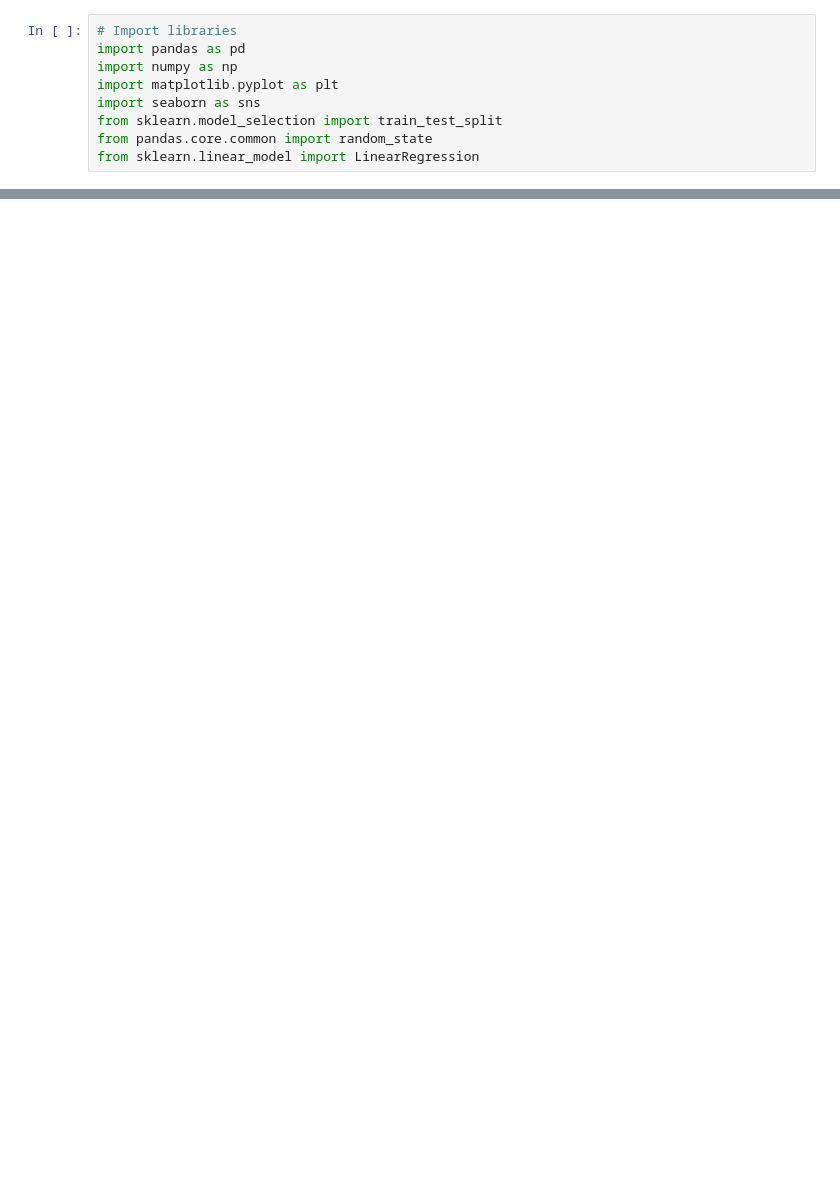
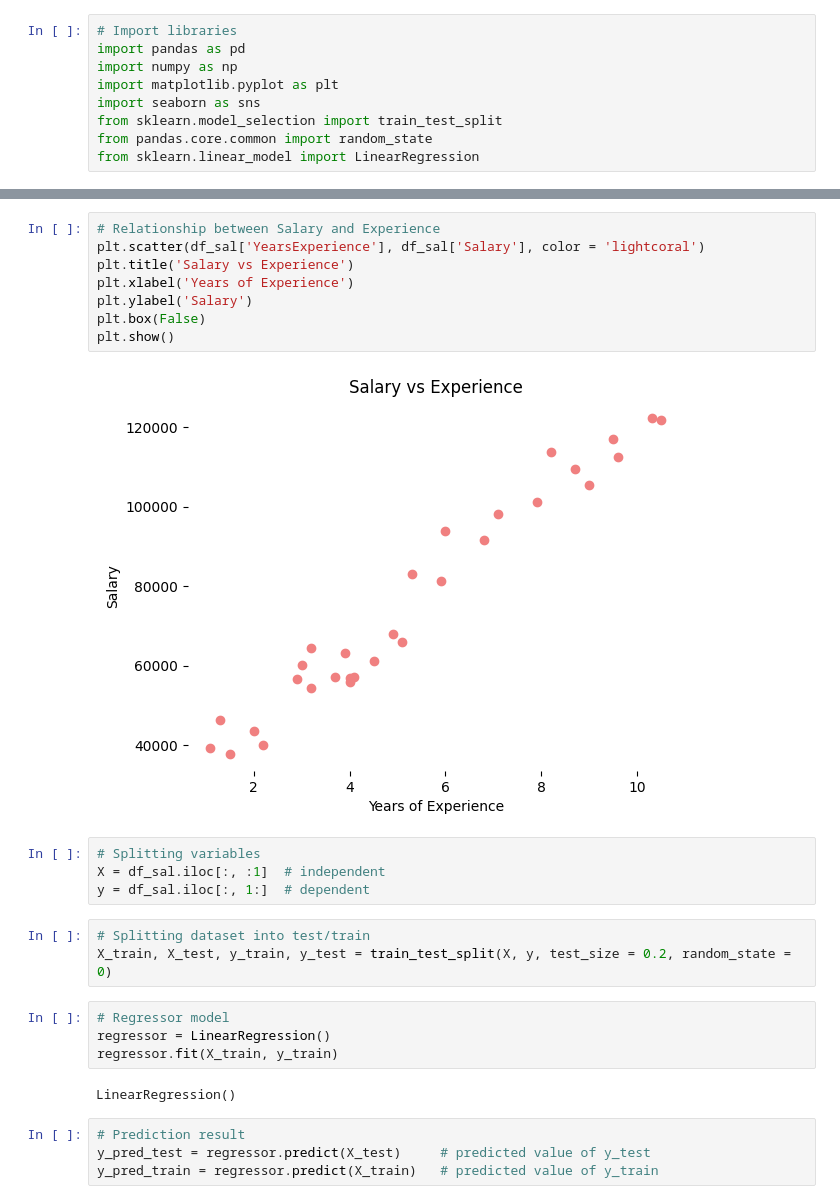
Before and after one commit to kaveri775/ML-Laboratory, a Jupyter notebook: Assignment2/assignment2.ipynb, the cells around one changed output, grey strips where cells are left out. Drawn from its saved outputs; the diff is of its cells as text; blank space fills up the shorter version.

```diff
--- a/Assignment2/assignment2.ipynb
+++ b/Assignment2/assignment2.ipynb
@@ -16,0 +54,27 @@ FileNotFoundError: [Errno 2] No such file or directory: '/content/Salary_Data.cs
+# %%
+# Relationship between Salary and Experience
+plt.scatter(df_sal['YearsExperience'], df_sal['Salary'], color = 'lightcoral')
+plt.title('Salary vs Experience')
+plt.xlabel('Years of Experience')
+plt.ylabel('Salary')
+plt.box(False)
+plt.show()
+# %% [output]
+[figure, added]
+# %%
+# Splitting variables
+X = df_sal.iloc[:, :1]  # independent
+y = df_sal.iloc[:, 1:]  # dependent
+# %%
+# Splitting dataset into test/train
+X_train, X_test, y_train, y_test = train_test_split(X, y, test_size = 0.2, random_state = 0)
+# %%
+# Regressor model
+regressor = LinearRegression()
+regressor.fit(X_train, y_train)
+# %% [output]
+LinearRegression()
+# %%
+# Prediction result
+y_pred_test = regressor.predict(X_test)     # predicted value of y_test
+y_pred_train = regressor.predict(X_train)   # predicted value of y_train
```
Also changed, not shown: parts of 6 cells of this notebook.
